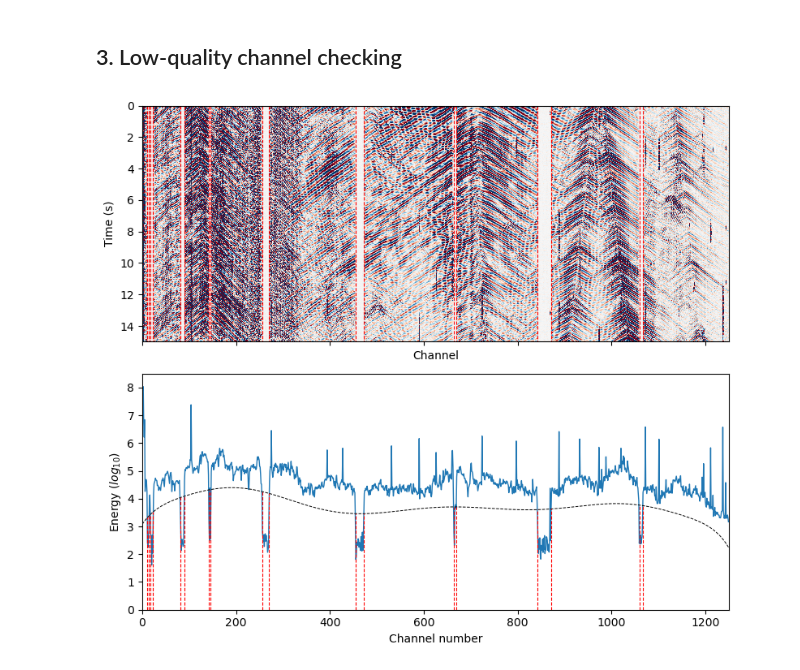
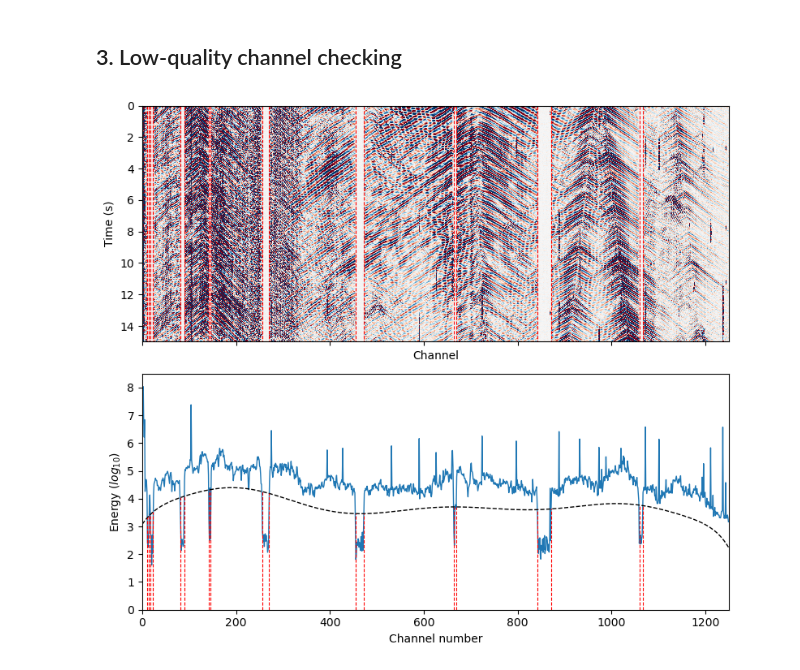
Before and after one commit to HMZ-03/DASPy, a Jupyter notebook: document/tutorial.ipynb, the cells around one changed output. Drawn from its saved outputs; the diff is of its cells as text; code cells hidden in the pictures.

```diff
--- a/document/tutorial.ipynb
+++ b/document/tutorial.ipynb
@@ -54,32 +54,32 @@ sec.plot()
 import numpy as np
 import scipy.io as scio
 from daspy.advanced_tools.channel import channel_checking
 from daspy.basic_tools.visualization import plot
 
 
 data = scio.loadmat('../data/Ridgecrest_traffic_noise.mat')['Traffic_noise_figure_4'].T
 good_chn, bad_chn, energy, threshold = channel_checking(data, deg=10, verbose=True)
 
 fig, ax = plt.subplots(2, 1, figsize=(8,7), sharex=True)
 
 # waveform
 plot(data, fs=250, ax=ax[0], colorbar=False)
 
 # energy
 ax[1].plot(energy, lw=1)
-ax[1].plot(threshold, c='k', ls='--', lw=0.7)
+ax[1].plot(threshold, c='k', ls='--', lw=1)
 
 # dotted lines indicating the boundary of bad channels
 idx = np.where(np.diff(bad_chn) > 1)[0]
 idx = np.array([0] + idx.tolist() + (idx + 1).tolist() + [len(bad_chn) - 1])
 ax[0].vlines(bad_chn[idx], 0, 15, color='r', lw=0.8, ls='--')
 ax[1].vlines(bad_chn[idx], 0, threshold[bad_chn[idx]], color='r', lw=0.8, ls='--')
 
 ax[1].set_ylim([0, 8.5])
 ax[1].set_xlabel('Channel number')
 ax[1].set_ylabel('Energy ($log_{10}$)')
 
 plt.tight_layout()
 plt.show()
 # %% [output]
-[figure, old version]
+[figure, new version]
```
Also changed, not shown: 1 other file.
